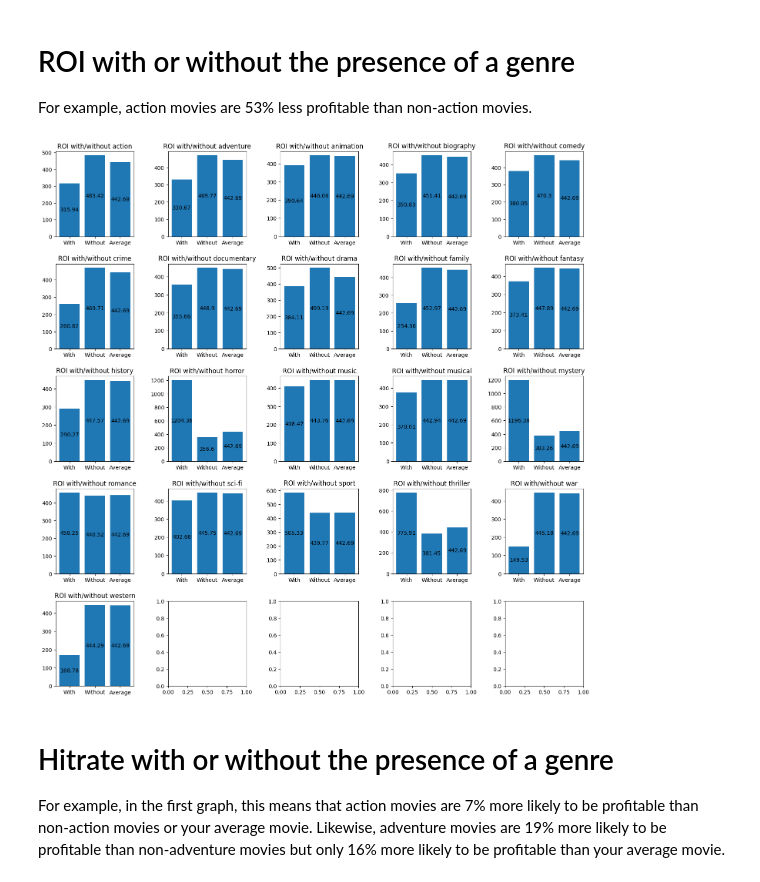
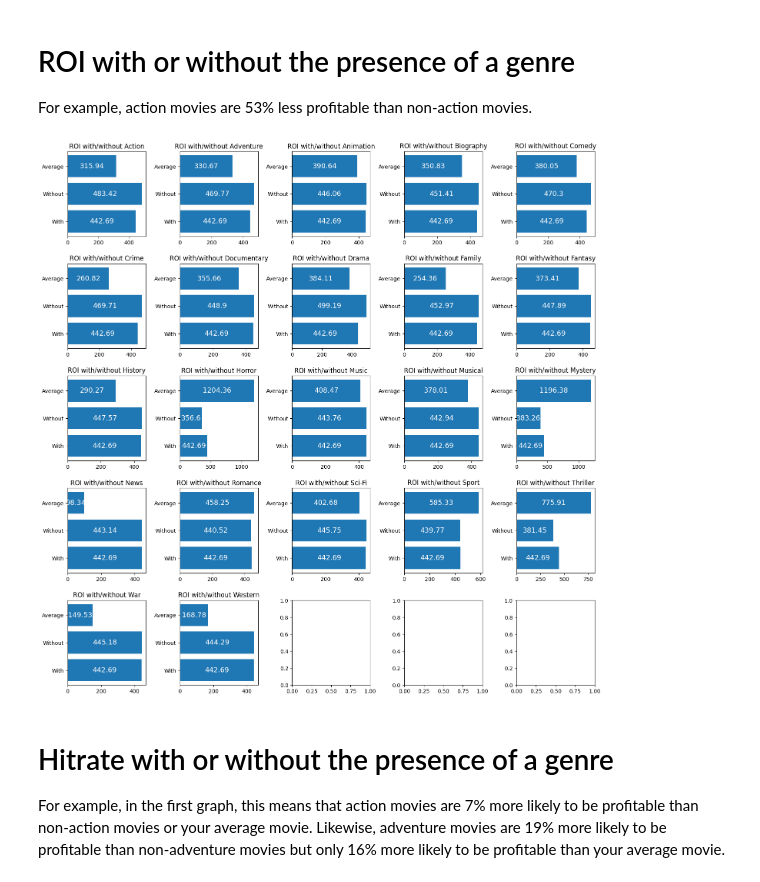
Before and after one commit to Jellohub/phase1_project, a Jupyter notebook: Genre.ipynb, the cells around one changed output. Saved outputs shown, nothing was run; the diff lists cells and outputs as text; code cells hidden in the pictures.

```diff
--- a/Genre.ipynb
+++ b/Genre.ipynb
@@ -45,11 +43,6 @@ def money_to_int(x):
     integer = int(joined)
     return integer
 # %%
-genres = ["action", "adventure", "animation", "biography", "comedy",
-          "crime", "documentary", "drama", "family", "fantasy", "film-noir", "history",
-          "horror", "music", "musical", "mystery", "romance", "sci-fi", "short", "sport",
-          "superhero", "thriller", "war", "western"]
-
 q = """
 SELECT movie_basics.movie_id,
        bom_df.year,
@@ -70,6 +63,12 @@ JOIN movie_basics
 
 df = pysqldf(q)
 
+genres = (list(df['genres'].unique()))
+genres.remove(None)
+genres = ",".join(genres)
+genres = genres.split(",")
+genres = sorted(list(set(genres)))
+
 # Changing budget and gross columns to integer types
 df['production_budget'] = df['production_budget'].map(lambda x: money_to_int(x))
 df['domestic_gross'] = df['domestic_gross'].map(lambda x: money_to_int(x))
@@ -82,10 +81,9 @@ df['positive_ROI'] = df['ROI'].map(lambda x: True if x>100 else False)
 
 # Elminating null values
 df['genres'] = df['genres'].map(lambda x: 'None' if not x else x)
-df['genres'] = df['genres'].map(lambda x: x.lower())
 
 for i in genres:
-    df["is_"+i.lower()] = df['genres'].map(lambda x: True if i in x else False)
+    df["is_"+i] = df['genres'].map(lambda x: True if i in x else False)
 
 q = """
 SELECT * FROM df
@@ -101,11 +99,8 @@ df = pysqldf(q)
 #     if df.iloc[:, i].value_counts()[False] == 1546:
 #         print(df.iloc[:, i].value_counts())
 
-df.drop(['is_film-noir', 'is_short', 'is_superhero'], axis=1, inplace=True)
-genres = [i for i in genres if i not in['film-noir', 'short', 'superhero']]
-
-corr = df.iloc[:, 12:].copy()
-corr['positive_ROI'] = my_df['positive_ROI']
+corr = df.iloc[:, 12:12+(len(genres))].copy()
+corr['positive_ROI'] = df['positive_ROI']
 
 fig, ax = plt.subplots(figsize=(20,20))
 sns.heatmap(corr.corr(), ax=ax, annot=True);
@@ -140,36 +135,36 @@ For example, action movies are 53% less profitable than non-action movies.
 with_without_average = []
 
 for i in range(len(genres)):
     on = df[df['is_' + genres[i]]==1]['ROI'].mean()
     off = df[df['is_' + genres[i]]==0]['ROI'].mean()
     average = df['ROI'].mean()
-    with_without_average.append([on, off, average])
+    with_without_average.append([average, off, on])
 
 
 rows = 5
 cols = 5
 
 fig, ax = plt.subplots(rows,cols, figsize=(15,15))
 fig.tight_layout(pad=3)
 
 for i in range(rows*cols):
 
     try:
         row = i//rows
         col = i%rows
 
         x = ['With', 'Without', 'Average']
         y = with_without_average[i]
         ylabels=[round(i,2) for i in y]
 
-        title = "ROI with/without {}".format(genres[i])
+        title = "ROI with/without {}".format(genres[ai])
         ax[row,col].set_title(title)
 
-        barplot = ax[row,col].bar(x,y)
-        ax[row,col].bar_label(barplot, labels=ylabels, label_type='center');
+        barplot = ax[row,col].barh(x,y)
+        ax[row,col].bar_label(barplot, labels=ylabels, label_type='center', color='white', fontsize='13');
 
     except:
         break
 # %% [output]
-[figure, old version]
+[figure, new version]
 # %% [markdown]
```
Also changed, not shown: parts of 4 cells of this notebook, 1 other file.
